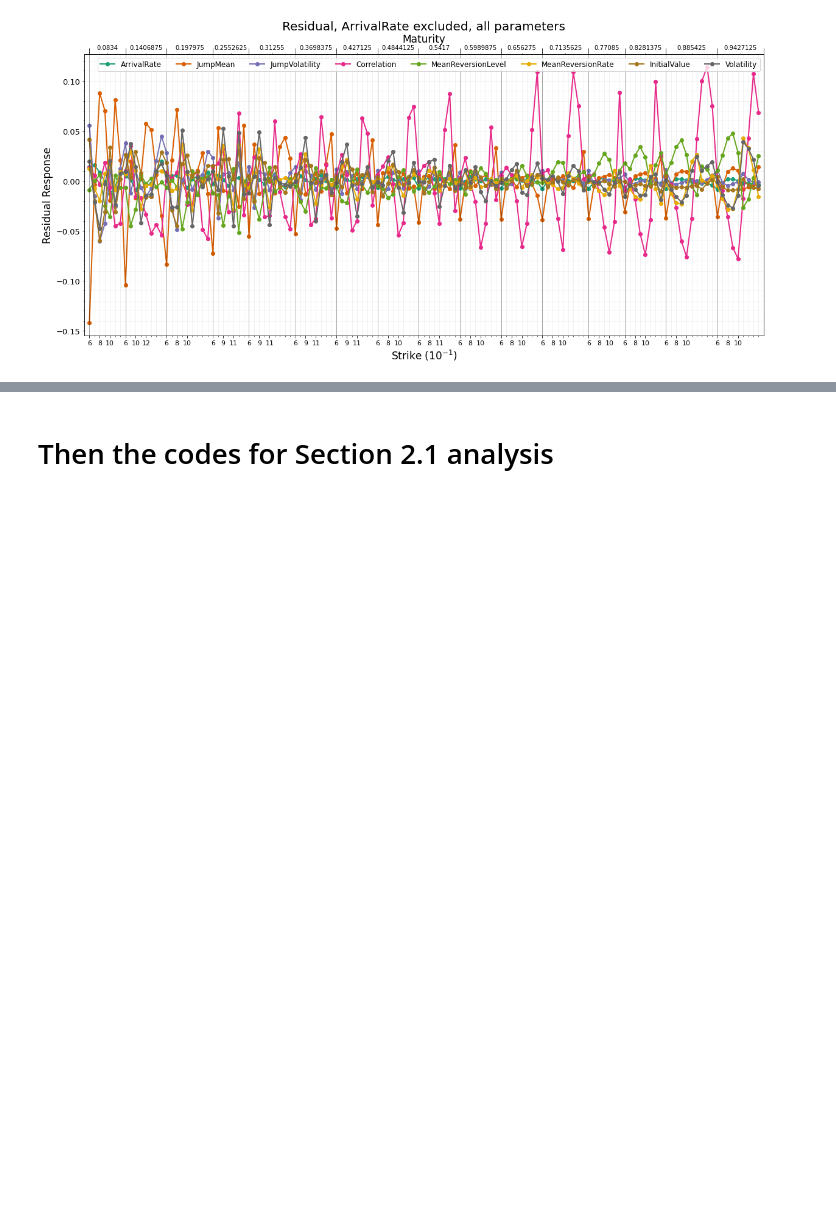
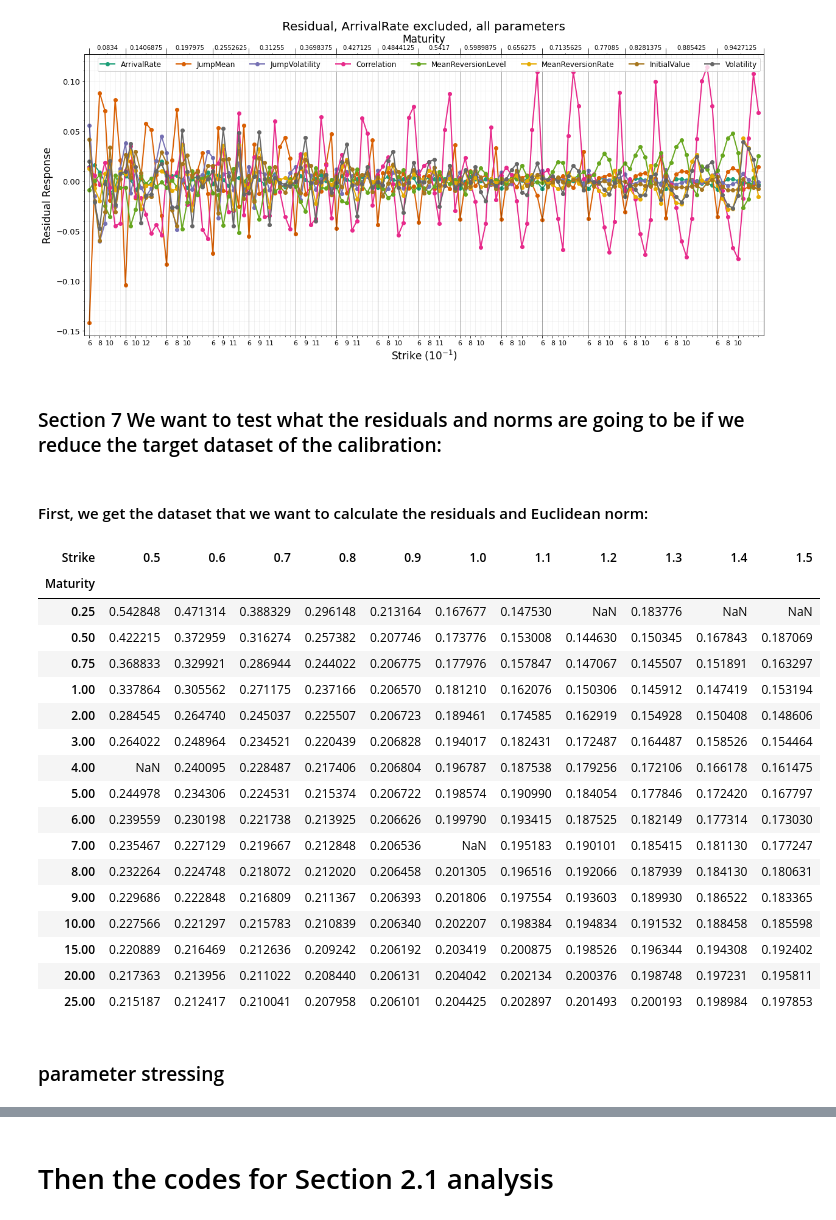
Before and after one commit to RogerCai956/FinalDissertation, a Jupyter notebook: Final submission.ipynb, the cells around one changed output, grey strips where cells are left out. Saved outputs shown, nothing was run; the diff lists cells and outputs as text; code cells hidden in the pictures; blank space fills up the shorter version.

```diff
--- a/Final submission.ipynb
+++ b/Final submission.ipynb
@@ -1451,3 +1479,31 @@ exclude_ArrivalRate_residual_2, exclude_ArrivalRate_norm_2 = Get_Residual_Norm('
 residual_plot_total_automatic(residual=exclude_ArrivalRate_residual_2, exclude='ArrivalRate')
 # %% [output]
 [figure]
+# %% [markdown]
+### Section 7 We want to test what the residuals and norms are going to be if we reduce the target dataset of the calibration:
+# %% [markdown]
+#### First, we get the dataset that we want to calculate the residuals and Euclidean norm:
+# %%
+OutputPath_stress = r'C:\Users\Roger Cai\OneDrive\Desktop\output of My Simulations'
+Pivot(path = OutputPath_stress, parameter='Correlation')
+# %% [output]
+| Strike | 0.5 | 0.6 | 0.7 | 0.8 | 0.9 | 1.0 | 1.1 | 1.2 | 1.3 | 1.4 | 1.5 |
+| Maturity |  |  |  |  |  |  |  |  |  |  |  |
+| 0.25 | 0.542848 | 0.471314 | 0.388329 | 0.296148 | 0.213164 | 0.167677 | 0.147530 | NaN | 0.183776 | NaN | NaN |
+| 0.50 | 0.422215 | 0.372959 | 0.316274 | 0.257382 | 0.207746 | 0.173776 | 0.153008 | 0.144630 | 0.150345 | 0.167843 | 0.187069 |
+| 0.75 | 0.368833 | 0.329921 | 0.286944 | 0.244022 | 0.206775 | 0.177976 | 0.157847 | 0.147067 | 0.145507 | 0.151891 | 0.163297 |
+| 1.00 | 0.337864 | 0.305562 | 0.271175 | 0.237166 | 0.206570 | 0.181210 | 0.162076 | 0.150306 | 0.145912 | 0.147419 | 0.153194 |
+| 2.00 | 0.284545 | 0.264740 | 0.245037 | 0.225507 | 0.206723 | 0.189461 | 0.174585 | 0.162919 | 0.154928 | 0.150408 | 0.148606 |
+| 3.00 | 0.264022 | 0.248964 | 0.234521 | 0.220439 | 0.206828 | 0.194017 | 0.182431 | 0.172487 | 0.164487 | 0.158526 | 0.154464 |
+| 4.00 | NaN | 0.240095 | 0.228487 | 0.217406 | 0.206804 | 0.196787 | 0.187538 | 0.179256 | 0.172106 | 0.166178 | 0.161475 |
+| 5.00 | 0.244978 | 0.234306 | 0.224531 | 0.215374 | 0.206722 | 0.198574 | 0.190990 | 0.184054 | 0.177846 | 0.172420 | 0.167797 |
+| 6.00 | 0.239559 | 0.230198 | 0.221738 | 0.213925 | 0.206626 | 0.199790 | 0.193415 | 0.187525 | 0.182149 | 0.177314 | 0.173030 |
+| 7.00 | 0.235467 | 0.227129 | 0.219667 | 0.212848 | 0.206536 | NaN | 0.195183 | 0.190101 | 0.185415 | 0.181130 | 0.177247 |
+| 8.00 | 0.232264 | 0.224748 | 0.218072 | 0.212020 | 0.206458 | 0.201305 | 0.196516 | 0.192066 | 0.187939 | 0.184130 | 0.180631 |
+| 9.00 | 0.229686 | 0.222848 | 0.216809 | 0.211367 | 0.206393 | 0.201806 | 0.197554 | 0.193603 | 0.189930 | 0.186522 | 0.183365 |
+| 10.00 | 0.227566 | 0.221297 | 0.215783 | 0.210839 | 0.206340 | 0.202207 | 0.198384 | 0.194834 | 0.191532 | 0.188458 | 0.185598 |
+| 15.00 | 0.220889 | 0.216469 | 0.212636 | 0.209242 | 0.206192 | 0.203419 | 0.200875 | 0.198526 | 0.196344 | 0.194308 | 0.192402 |
+| 20.00 | 0.217363 | 0.213956 | 0.211022 | 0.208440 | 0.206131 | 0.204042 | 0.202134 | 0.200376 | 0.198748 | 0.197231 | 0.195811 |
+| 25.00 | 0.215187 | 0.212417 | 0.210041 | 0.207958 | 0.206101 | 0.204425 | 0.202897 | 0.201493 | 0.200193 | 0.198984 | 0.197853 |
+# %% [markdown]
+### parameter stressing
```
Also changed, not shown: parts of 46 cells of this notebook.
